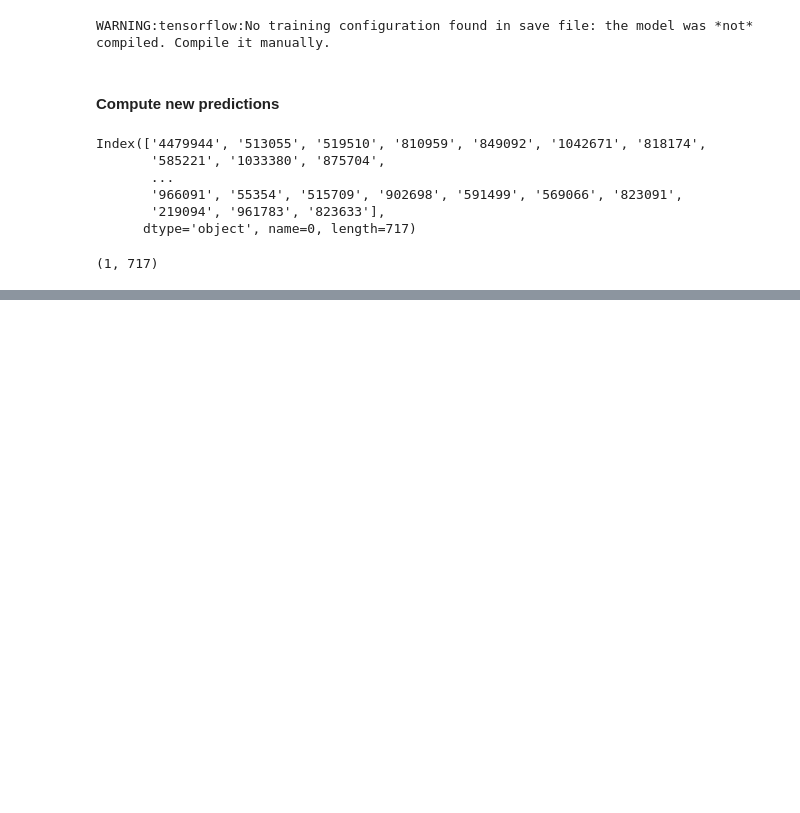
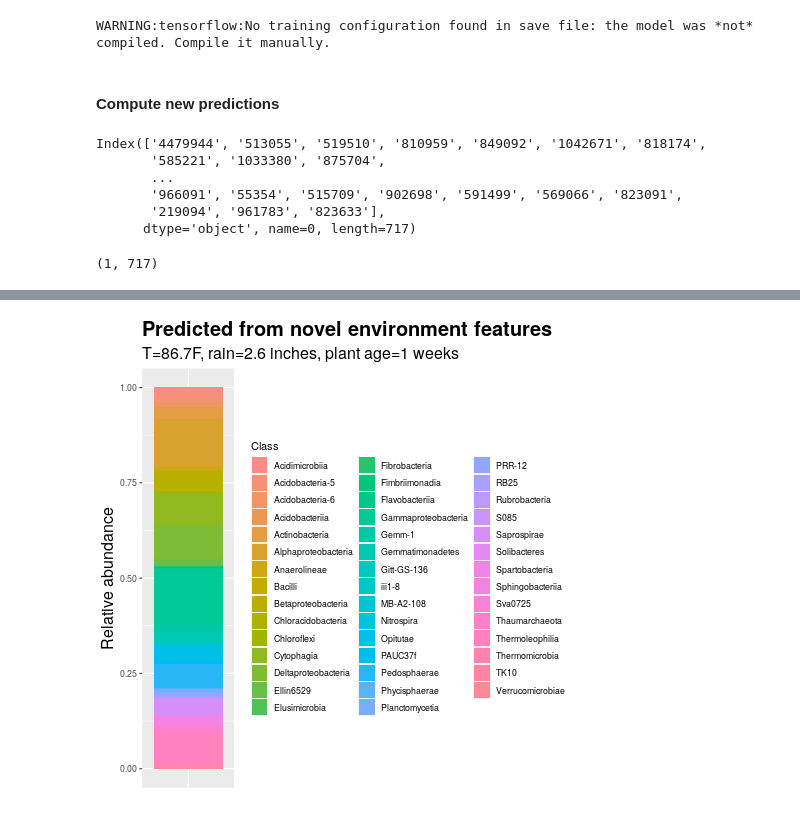
Before and after one commit to beatrizgj/DeepLatentMicrobiome_MaizeNovelPrediction, a Jupyter notebook: novel_predictions.ipynb, the cells around one changed output, grey strips where cells are left out. Drawn from its saved outputs; the diff is of its cells as text; code cells hidden in the pictures; blank space fills up the shorter version.

```diff
--- a/novel_predictions.ipynb
+++ b/novel_predictions.ipynb
@@ -122,0 +135,6 @@ array([[0.0006, 0.    , 0.0007, 0.    , 0.0022, 0.    , 0.    , 0.    ,
+# %%
+%%R
+physeq_pred = build_physeq_object_otu_tax('abundances_predicted_otus_novel_features.tsv','tax_table_cleanNames.csv')
+plot_taxa_agg(physeq_pred,"Class",temp,rain,age)
+# %% [output]
+[figure, added]
```
Also changed, not shown: parts of 8 cells of this notebook, 2 other files.
